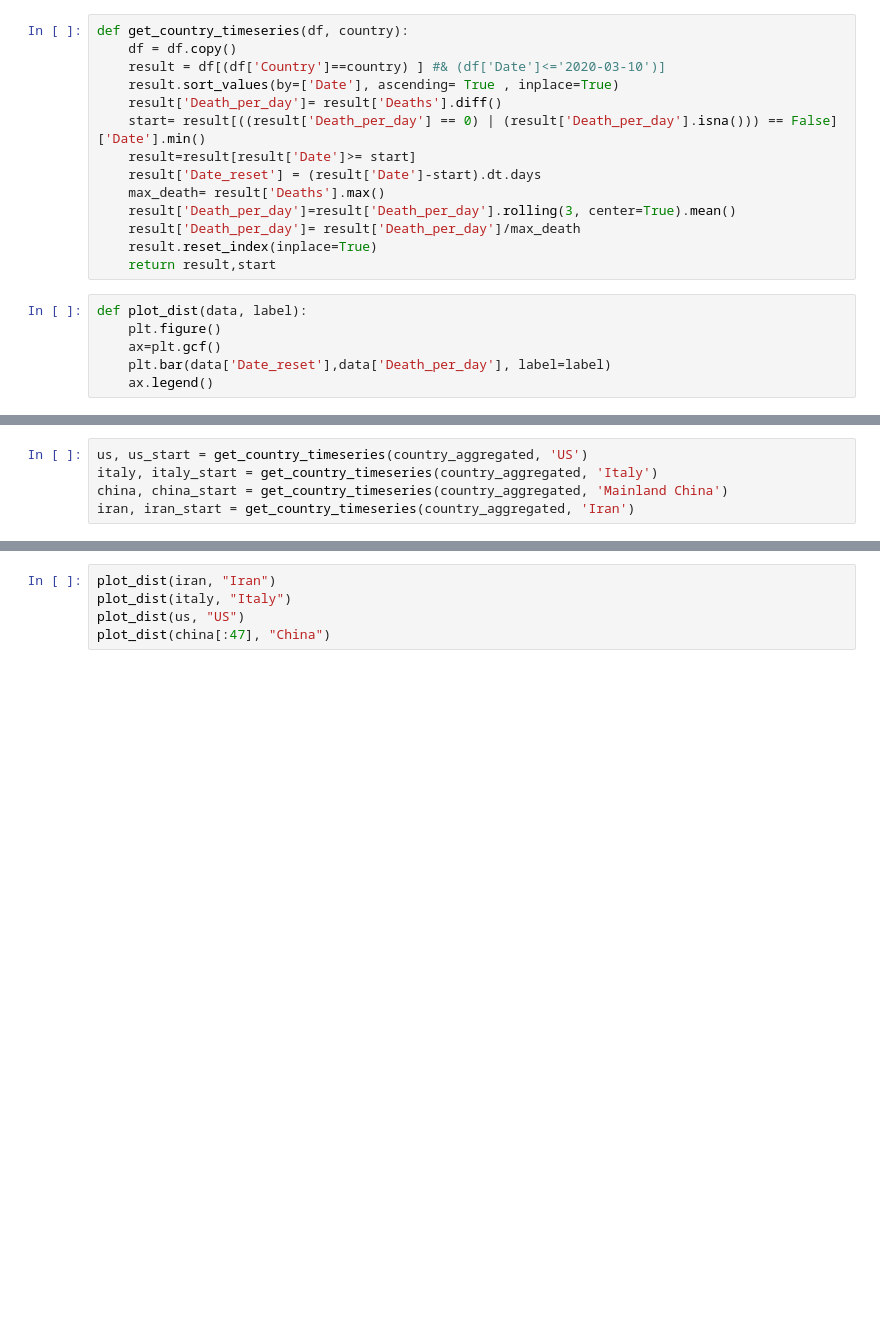
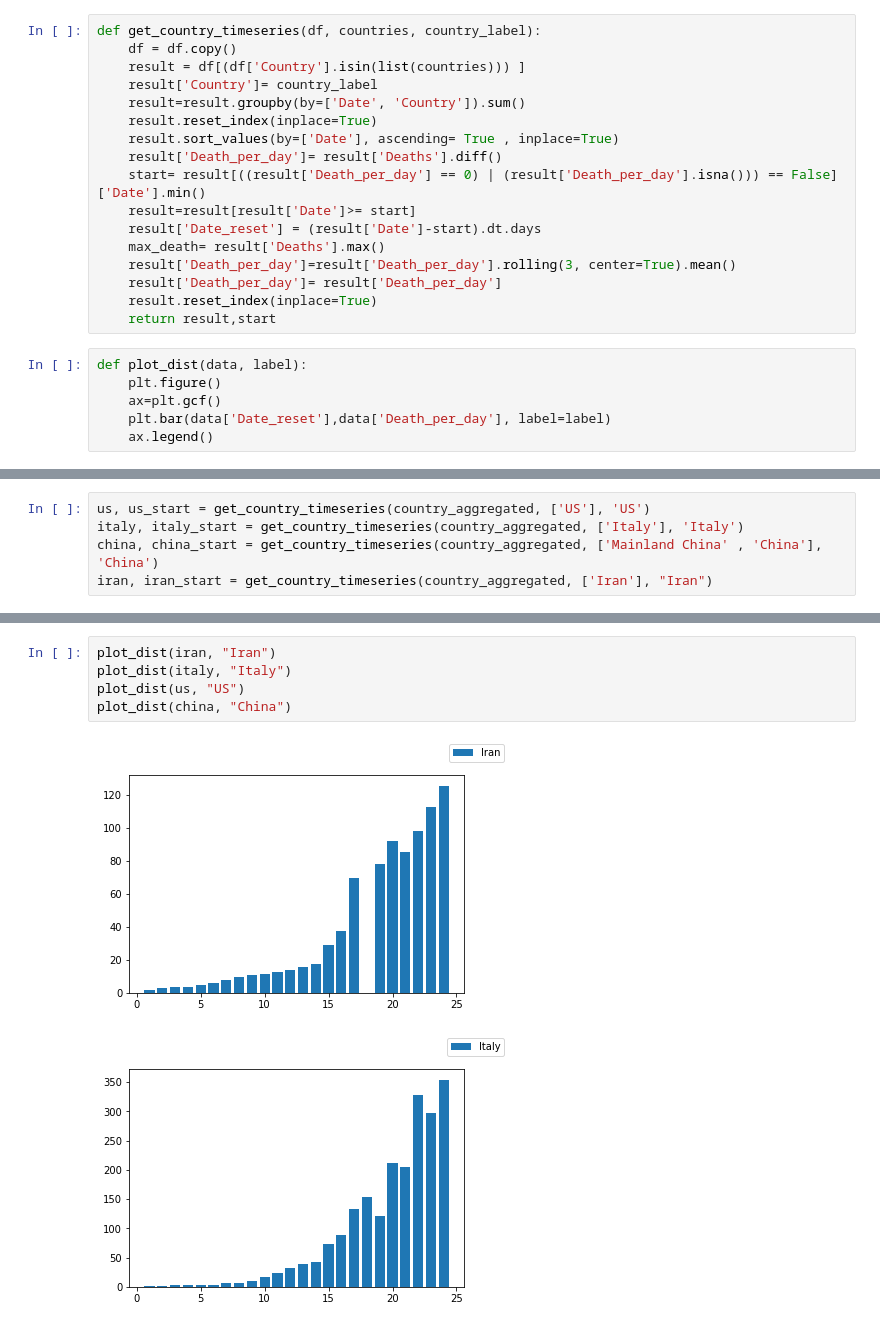
Before and after one commit to ashaazami/COVID-19, a Jupyter notebook: analysis/Aggregating_all_files_into_single_file.ipynb, the cells around one changed output, grey strips where cells are left out. Cells and saved outputs as stored; diff of their text form; blank space fills up the shorter version.

```diff
--- a/analysis/Aggregating_all_files_into_single_file.ipynb
+++ b/analysis/Aggregating_all_files_into_single_file.ipynb
@@ -29,9 +29,12 @@ def aggregate_data(covid_files):
     country_aggregated.reset_index(inplace=True)
     return country_aggregated
 # %%
-def get_country_timeseries(df, country):
+def get_country_timeseries(df, countries, country_label):
     df = df.copy()
-    result = df[(df['Country']==country) ] #& (df['Date']<='2020-03-10')]
+    result = df[(df['Country'].isin(list(countries))) ]
+    result['Country']= country_label
+    result=result.groupby(by=['Date', 'Country']).sum()
+    result.reset_index(inplace=True)
     result.sort_values(by=['Date'], ascending= True , inplace=True)
     result['Death_per_day']= result['Deaths'].diff()
     start= result[((result['Death_per_day'] == 0) | (result['Death_per_day'].isna())) == False]['Date'].min()
@@ -39,7 +42,7 @@ def get_country_timeseries(df, country):
     result['Date_reset'] = (result['Date']-start).dt.days
     max_death= result['Deaths'].max()
     result['Death_per_day']=result['Death_per_day'].rolling(3, center=True).mean()
-    result['Death_per_day']= result['Death_per_day']/max_death
+    result['Death_per_day']= result['Death_per_day']
     result.reset_index(inplace=True)
     return result,start
 # %%
@@ -73,5 +77,5 @@ plt.plot(aggregated['Date'], aggregated['Confirmed'])
 # %%
-us, us_start = get_country_timeseries(country_aggregated, 'US')
-italy, italy_start = get_country_timeseries(country_aggregated, 'Italy')
-china, china_start = get_country_timeseries(country_aggregated, 'Mainland China')
-iran, iran_start = get_country_timeseries(country_aggregated, 'Iran')
+us, us_start = get_country_timeseries(country_aggregated, ['US'], 'US')
+italy, italy_start = get_country_timeseries(country_aggregated, ['Italy'], 'Italy')
+china, china_start = get_country_timeseries(country_aggregated, ['Mainland China' , 'China'], 'China')
+iran, iran_start = get_country_timeseries(country_aggregated, ['Iran'], "Iran")
@@ -78,5 +103,8 @@ iran, iran_start = get_country_timeseries(country_aggregated, 'Iran')
 # %%
 plot_dist(iran, "Iran")
 plot_dist(italy, "Italy")
 plot_dist(us, "US")
-plot_dist(china[:47], "China")
+plot_dist(china, "China")
+# %% [output]
+[figure, added]
+[figure, added]
```
Also changed, not shown: parts of 5 cells of this notebook.
